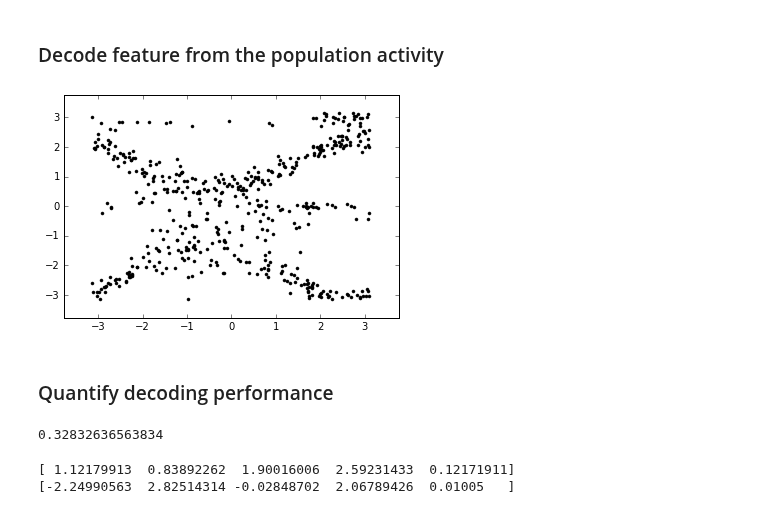
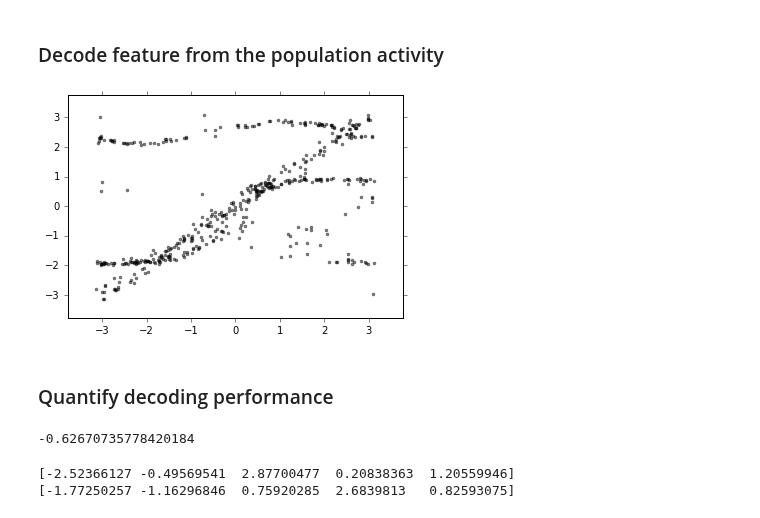
Before and after one commit to KordingLab/spykes, a Jupyter notebook: notebooks/neuropop_example.ipynb, the cells around one changed output. Cells and saved outputs as stored; diff of their text form; code cells hidden in the pictures.

Commit message:
modified example to demo display and simulate methods

```diff
--- a/notebooks/neuropop_example.ipynb
+++ b/notebooks/neuropop_example.ipynb
@@ -128,3 +84,7 @@ plt.show()
+# %%
+# Simulate a population of neurons
+n_samples = 500
+x, Y, mu, k0, k, g, b = pop.simulate(n_samples=500, noise_mean=1.0)
 # %% [markdown]
 ### Fit the tuning curves with gradient descent
 # %%
@@ -156,14 +108,14 @@ plt.show()
 # %% [markdown]
 ### Decode feature from the population activity
 # %%
-x2 = pop.decode(Y)
+xhat = pop.decode(Y)
 # %%
-plt.plot(x, x2, 'k.')
+plt.plot(x, xhat, 'k.', alpha=0.5)
 plt.xlim([-1.2*np.pi, 1.2*np.pi])
 plt.ylim([-1.2*np.pi, 1.2*np.pi])
 plt.show()
 # %% [output]
-[figure, old version]
+[figure, new version]
 # %% [markdown]
 ### Quantify decoding performance
 # %%
@@ -176,12 +128,12 @@ def circ_corr(alpha1, alpha2):
     rho = num / den
     return rho
 # %%
-circ_corr(x, x2)
+circ_corr(x, xhat)
 # %% [output]
-0.32832636563834
+-0.62670735778420184
 # %%
 print x[:5]
-print x2[:5]
+print xhat[:5]
 # %% [output]
-[ 1.12179913  0.83892262  1.90016006  2.59231433  0.12171911]
-[-2.24990563  2.82514314 -0.02848702  2.06789426  0.01005   ]
+[-2.52366127 -0.49569541  2.87700477  0.20838363  1.20559946]
+[-1.77250257 -1.16296846  0.75920285  2.6839813   0.82593075]
```
Also changed, not shown: parts of 14 cells of this notebook.
